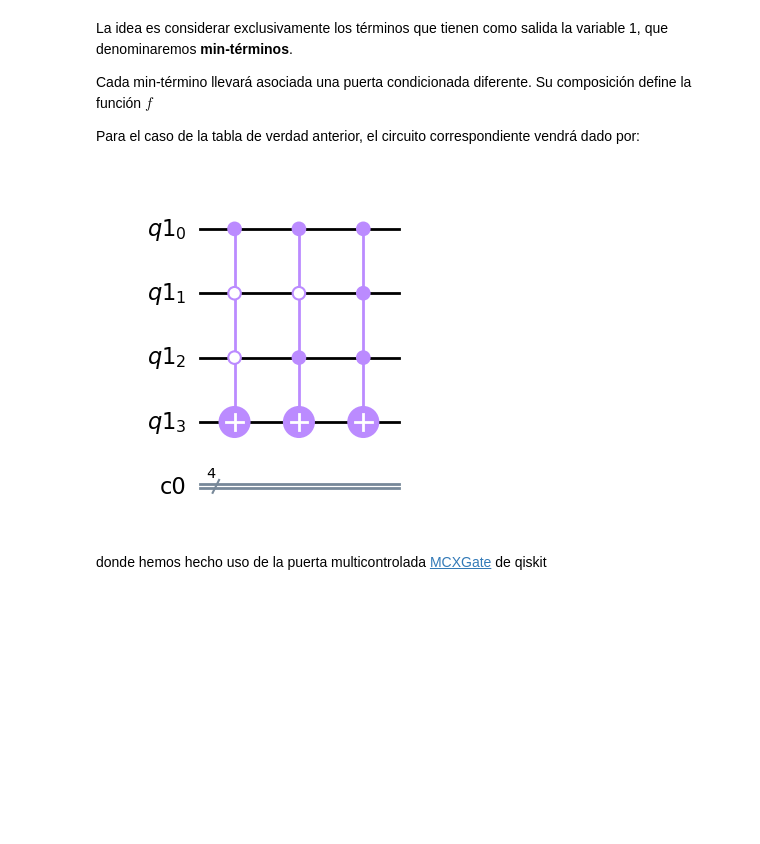
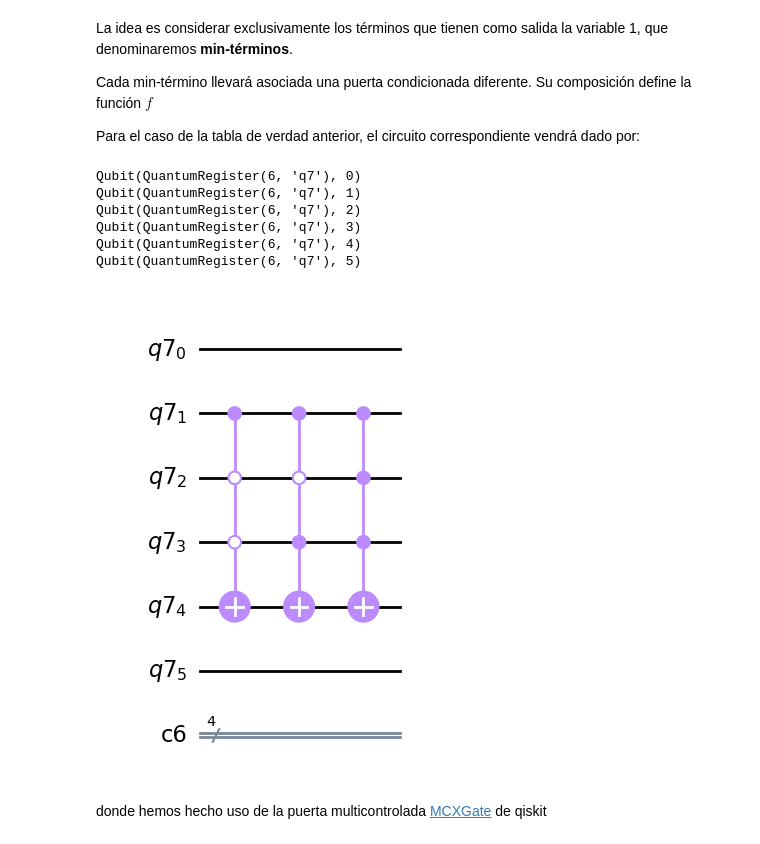
Before and after one commit to davidcb98/CICC_UMA, a Jupyter notebook: Notebooks/Part_01/Chapter_08-Estado_inicial_y_oraculo.ipynb, the cells around one changed output. Cells and saved outputs as stored; diff of their text form; code cells hidden in the pictures; blank space fills up the shorter version.

```diff
--- a/Notebooks/Part_01/Chapter_08-Estado_inicial_y_oraculo.ipynb
+++ b/Notebooks/Part_01/Chapter_08-Estado_inicial_y_oraculo.ipynb
@@ -52,19 +52,29 @@ La idea es considerar exclusivamente los términos que tienen como salida la var
 Cada min-término llevará asociada una puerta condicionada diferente. Su composición define la función $f$
 
 Para el caso de la tabla de verdad anterior, el circuito correspondiente vendrá dado por:
+# %%
+for i in range(len(qr[:])):
+    print(qr[i])
+# %% [output]
+Qubit(QuantumRegister(6, 'q7'), 0)
+Qubit(QuantumRegister(6, 'q7'), 1)
+Qubit(QuantumRegister(6, 'q7'), 2)
+Qubit(QuantumRegister(6, 'q7'), 3)
+Qubit(QuantumRegister(6, 'q7'), 4)
+Qubit(QuantumRegister(6, 'q7'), 5)
 # %%
-qr = QuantumRegister(4)
+qr = QuantumRegister(6)
 cr = ClassicalRegister(4)
 
 qc = QuantumCircuit(qr, cr, name='q')
 
-qc.append(MCXGate(3, ctrl_state=1), qr)
-qc.append(MCXGate(3, ctrl_state=5), qr)
-qc.append(MCXGate(3, ctrl_state=7), qr)
+qc.append(MCXGate(3, ctrl_state=1), qr[1:5])
+qc.append(MCXGate(3, ctrl_state=5), qr[1:5])
+qc.append(MCXGate(3, ctrl_state=7), qr[1:5])
 
 qc.draw(output='mpl')
 # %% [output]
-[figure, old version]
+[figure, new version]
 # %% [markdown]
 donde hemos hecho uso de la puerta multicontrolada [MCXGate](https://qiskit.org/documentation/stubs/qiskit.circuit.library.MCXGate.html?highlight=mcxgate#qiskit.circuit.library.MCXGate) de qiskit
 # %% [markdown]
```
Also changed, not shown: parts of 2 cells of this notebook.
